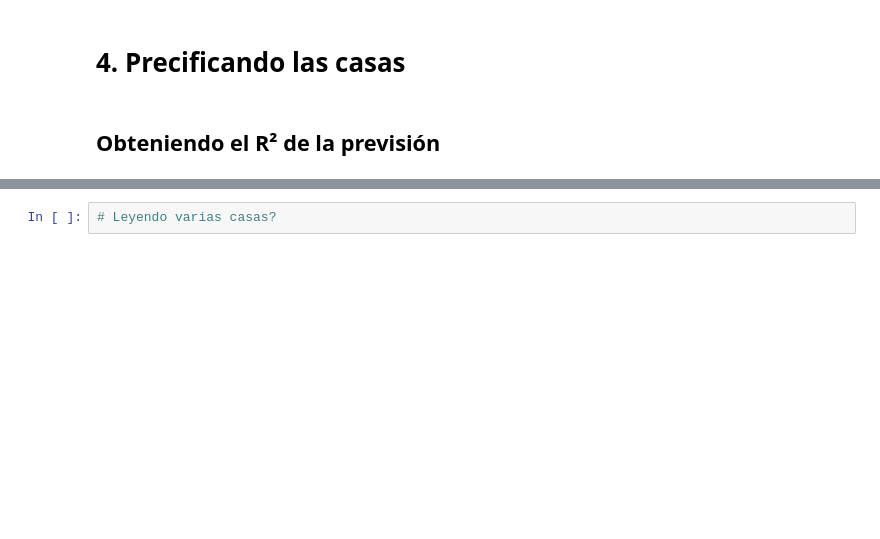
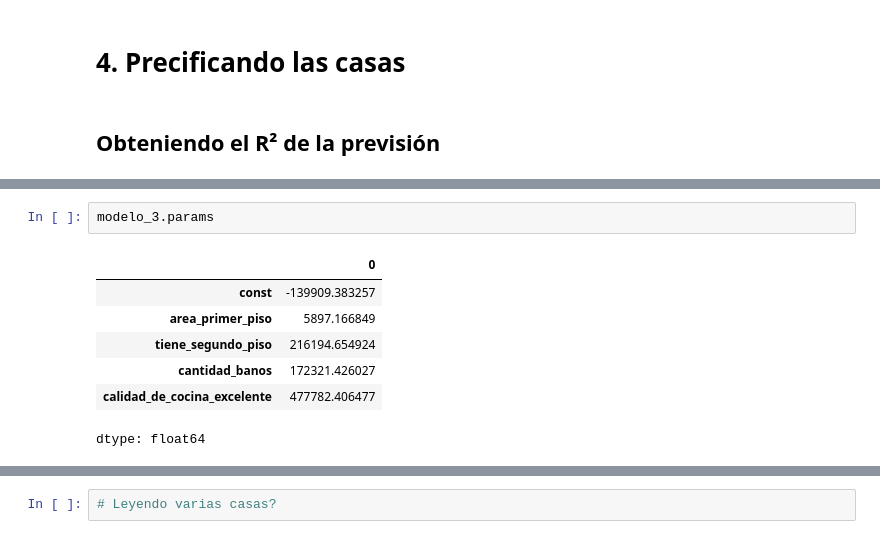
Before and after one commit to leriverah/2145-data-science-probando-relaciones-con-regresion-lineal, a Jupyter notebook: precios_de_inmuebles_regresion_lineal.ipynb, the cells around one changed output, grey strips where cells are left out. Cells and saved outputs as stored; diff of their text form; blank space fills up the shorter version.

```diff
--- a/precios_de_inmuebles_regresion_lineal.ipynb
+++ b/precios_de_inmuebles_regresion_lineal.ipynb
@@ -381,0 +432,10 @@ Cuál es el modelo?
+# %%
+modelo_3.params
+# %% [output]
+|  | 0 |
+| const | -139909.383257 |
+| area_primer_piso | 5897.166849 |
+| tiene_segundo_piso | 216194.654924 |
+| cantidad_banos | 172321.426027 |
+| calidad_de_cocina_excelente | 477782.406477 |
+dtype: float64
```
Also changed, not shown: parts of 16 cells of this notebook.
